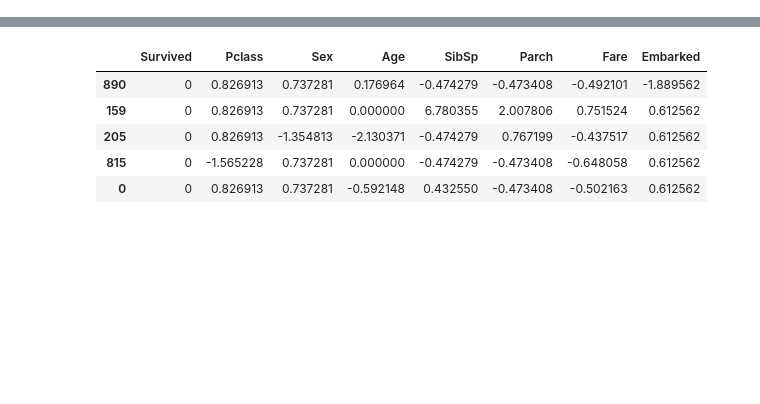
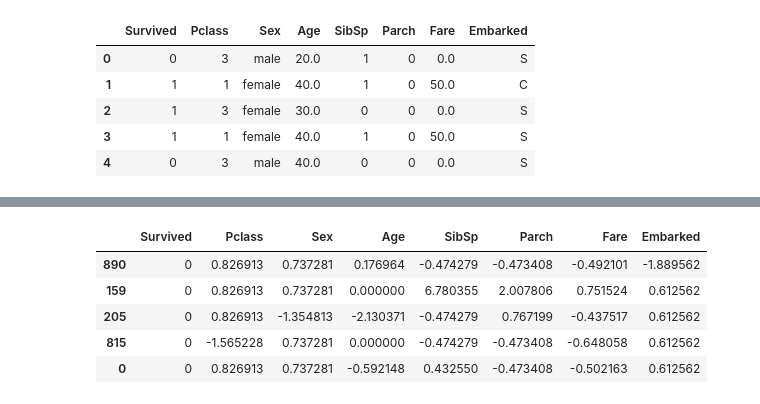
Before and after one commit to CJCSeniorProject/kaggle-titanic, a Jupyter notebook: run_knn.ipynb, the cells around one changed output, grey strips where cells are left out. Drawn from its saved outputs; the diff is of its cells as text; code cells hidden in the pictures; blank space fills up the shorter version.

```diff
--- a/run_knn.ipynb
+++ b/run_knn.ipynb
@@ -38,0 +54,13 @@ df.head()
+# %%
+df['Age'] = df['Age'].round(-1)
+df['Fare'] = df['Fare'] * 2
+df['Fare'] = df['Fare'].round(-2)
+df['Fare'] = df['Fare'] / 2
+df.head()
+# %% [output]
+|  | Survived | Pclass | Sex | Age | SibSp | Parch | Fare | Embarked |
+| 0 | 0 | 3 | male | 20.0 | 1 | 0 | 0.0 | S |
+| 1 | 1 | 1 | female | 40.0 | 1 | 0 | 50.0 | C |
+| 2 | 1 | 3 | female | 30.0 | 0 | 0 | 0.0 | S |
+| 3 | 1 | 1 | female | 40.0 | 1 | 0 | 50.0 | S |
+| 4 | 0 | 3 | male | 40.0 | 0 | 0 | 0.0 | S |
```
Also changed, not shown: parts of 5 cells of this notebook.
